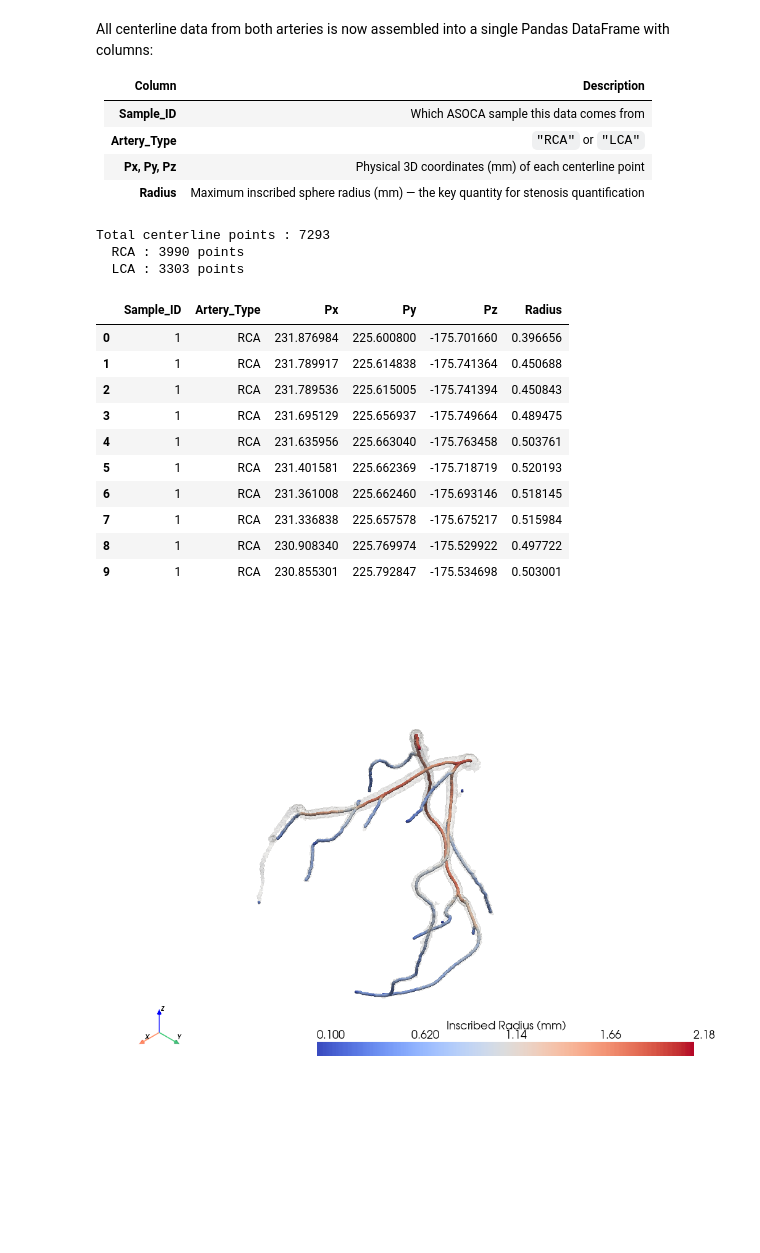
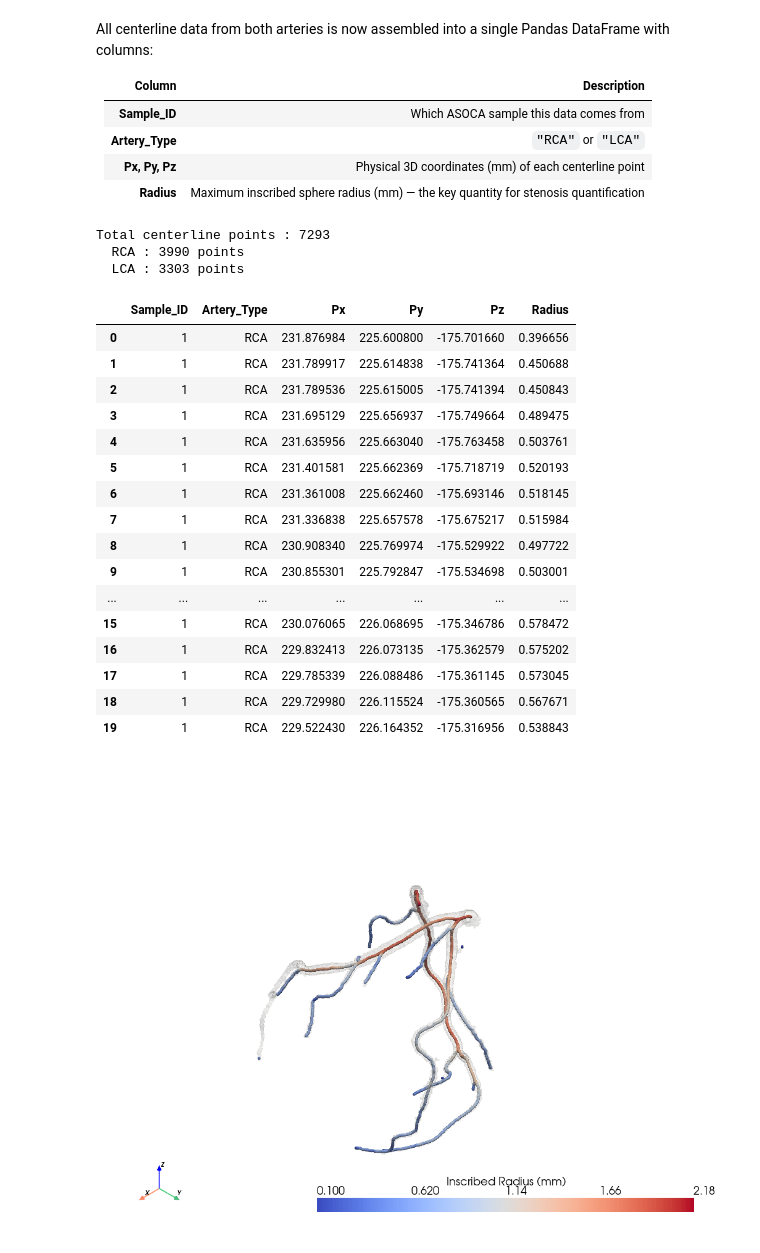
Before and after one commit to 4dryy/UPF_TFGRepository, a Jupyter notebook: notebooks/03_centerline_extraction_hybrid.ipynb, the cells around one changed output. Cells and saved outputs as stored; diff of their text form; code cells hidden in the pictures; blank space fills up the shorter version.

```diff
--- a/notebooks/03_centerline_extraction_hybrid.ipynb
+++ b/notebooks/03_centerline_extraction_hybrid.ipynb
@@ -386,27 +386,33 @@ All centerline data from both arteries is now assembled into a single Pandas Dat
 # %%
 # ── Concatenate all arteries into a single DataFrame ────────────────────
 df_centerlines = pd.concat(all_centerlines_data, ignore_index=True)
 
 print(f"Total centerline points : {len(df_centerlines)}")
 print(f"  RCA : {(df_centerlines['Artery_Type'] == 'RCA').sum()} points")
 print(f"  LCA : {(df_centerlines['Artery_Type'] == 'LCA').sum()} points")
 print()
-df_centerlines.head(10)
+df_centerlines.head(20)
 # %% [output]
 Total centerline points : 7293
   RCA : 3990 points
   LCA : 3303 points
 |  | Sample_ID | Artery_Type | Px | Py | Pz | Radius |
 | 0 | 1 | RCA | 231.876984 | 225.600800 | -175.701660 | 0.396656 |
 | 1 | 1 | RCA | 231.789917 | 225.614838 | -175.741364 | 0.450688 |
 | 2 | 1 | RCA | 231.789536 | 225.615005 | -175.741394 | 0.450843 |
 | 3 | 1 | RCA | 231.695129 | 225.656937 | -175.749664 | 0.489475 |
 | 4 | 1 | RCA | 231.635956 | 225.663040 | -175.763458 | 0.503761 |
 | 5 | 1 | RCA | 231.401581 | 225.662369 | -175.718719 | 0.520193 |
 | 6 | 1 | RCA | 231.361008 | 225.662460 | -175.693146 | 0.518145 |
 | 7 | 1 | RCA | 231.336838 | 225.657578 | -175.675217 | 0.515984 |
 | 8 | 1 | RCA | 230.908340 | 225.769974 | -175.529922 | 0.497722 |
 | 9 | 1 | RCA | 230.855301 | 225.792847 | -175.534698 | 0.503001 |
+| ... | ... | ... | ... | ... | ... | ... |
+| 15 | 1 | RCA | 230.076065 | 226.068695 | -175.346786 | 0.578472 |
+| 16 | 1 | RCA | 229.832413 | 226.073135 | -175.362579 | 0.575202 |
+| 17 | 1 | RCA | 229.785339 | 226.088486 | -175.361145 | 0.573045 |
+| 18 | 1 | RCA | 229.729980 | 226.115524 | -175.360565 | 0.567671 |
+| 19 | 1 | RCA | 229.522430 | 226.164352 | -175.316956 | 0.538843 |
 # %%
 # ── 3D Visualization: translucent vessel mesh + centerlines by radius ───
 
```
Also changed, not shown: 1 other file.
